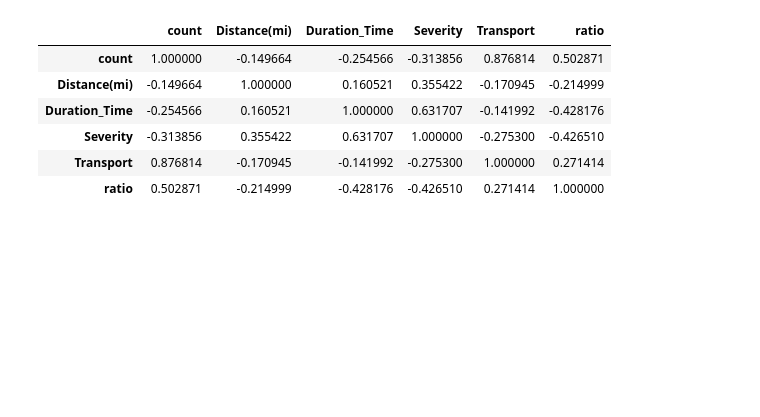
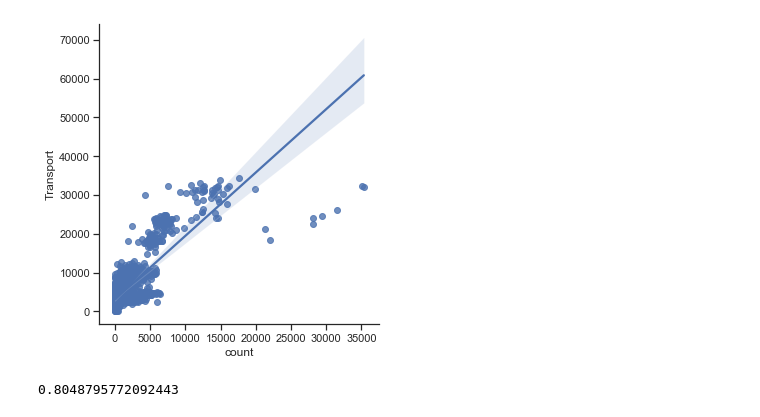
Before and after one commit to leechungpa/UC_EDA, a Jupyter notebook: code/map_graph.ipynb, the cells around one changed output. Saved outputs shown, nothing was run; the diff lists cells and outputs as text; code cells hidden in the pictures; blank space fills up the shorter version.

Commit message:
plot 1차 완료

```diff
--- a/code/map_graph.ipynb
+++ b/code/map_graph.ipynb
@@ -50,0 +10,5 @@ final_s3 = pd.merge(table, transport_code, left_index=True, right_index=True,how
+# %%
+data = pd.read_pickle('../data/final.pkl').iloc[:,[0,1,2,3,7]]
+data.columns = ['count', 'Distance_mean', 'Duration_Time_mean','Severity_mean','Transport']
+
+data
@@ -51,2 +38,11 @@ final_s3 = pd.merge(table, transport_code, left_index=True, right_index=True,how
+# %%
+sns.set(style="ticks")
+sns.lmplot(x='count', y= 'Transport', data=data)
+plt.savefig('../docs/fig/fig2.png')
+plt.show()
+# %% [output]
+[figure, added]
 # %%
-data = final_s3.copy().iloc[:,[0,1,2,3,7]]
+data[['count', 'Transport']].corr().iloc[0,1]
+# %% [output]
+0.8048795772092443
@@ -68,10 +48,0 @@ final2 = final[final["State"].isin(index)]
-# %%
-data.corr()
-# %% [output]
-|  | count | Distance(mi) | Duration_Time | Severity | Transport | ratio |
-| count | 1.000000 | -0.149664 | -0.254566 | -0.313856 | 0.876814 | 0.502871 |
-| Distance(mi) | -0.149664 | 1.000000 | 0.160521 | 0.355422 | -0.170945 | -0.214999 |
-| Duration_Time | -0.254566 | 0.160521 | 1.000000 | 0.631707 | -0.141992 | -0.428176 |
-| Severity | -0.313856 | 0.355422 | 0.631707 | 1.000000 | -0.275300 | -0.426510 |
-| Transport | 0.876814 | -0.170945 | -0.141992 | -0.275300 | 1.000000 | 0.271414 |
-| ratio | 0.502871 | -0.214999 | -0.428176 | -0.426510 | 0.271414 | 1.000000 |
```
Also changed, not shown: parts of 59 cells of this notebook, 13 other files.
